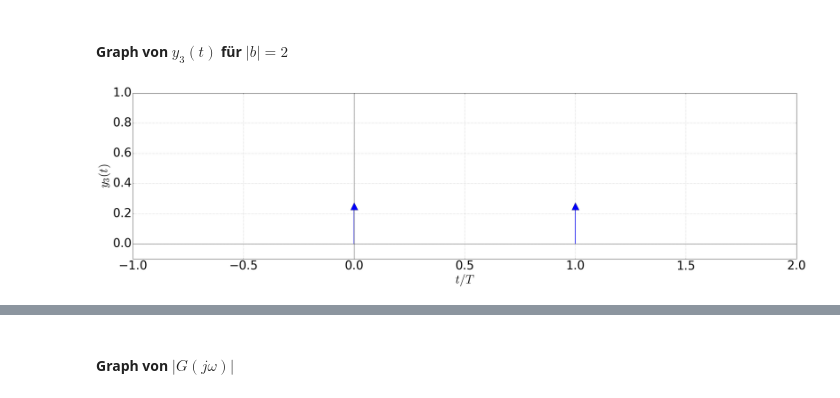
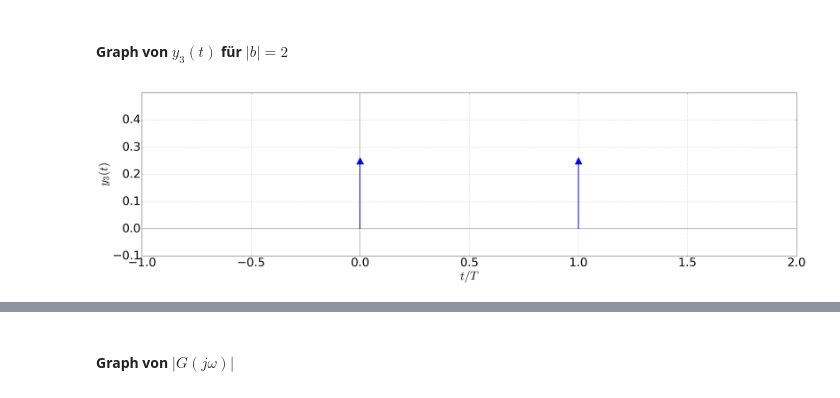
Before and after one commit to fgnt/nachrichtentechnik, a Jupyter notebook: notebooks/Uebungen/A3_Diracimpuls.ipynb, the cells around one changed output, grey strips where cells are left out. Drawn from its saved outputs; the diff is of its cells as text; code cells hidden in the pictures.

```diff
--- a/notebooks/Uebungen/A3_Diracimpuls.ipynb
+++ b/notebooks/Uebungen/A3_Diracimpuls.ipynb
@@ -157,13 +166,13 @@ Auch hier ist sehr gut zu sehen, dass das Eingangssignal durch das System wieder
 # %% [markdown]
 #### Graph von $y_3(t)$ für $|b| = 2$
 # %%
-plt.grid()
+plt.axvline(lw=0.75, c='k')
+plt.plot([0, 1], [1/4, 1/4], 'b^', ms=25)
+plt.vlines([0, 1], 0, [1/4, 1/4], 'b', lw=3)
+plt.axhline(lw=0.75, c='k')
+setLabels(r'$t/T$', r'$y_3(t)$')
 plt.xlim((-1, 2))
-plt.ylim((-0.1, 1))
-plt.axvline(linewidth=0.75, color='k')
-plt.plot([0, 1], [1/4, 1/4], 'b^', markersize=25)
-plt.vlines([0, 1], 0, [1/4, 1/4], 'b')
-plt.axhline(linewidth=0.75, color='k')
-setLabels(r'$t/T$', r'$y_3(t)$')
+plt.ylim((-0.1, 0.5))
+plt.grid(True)
 # %% [output]
-[figure, old version]
+[figure, new version]
```
Also changed, not shown: parts of 21 cells of this notebook, 4 other files.
